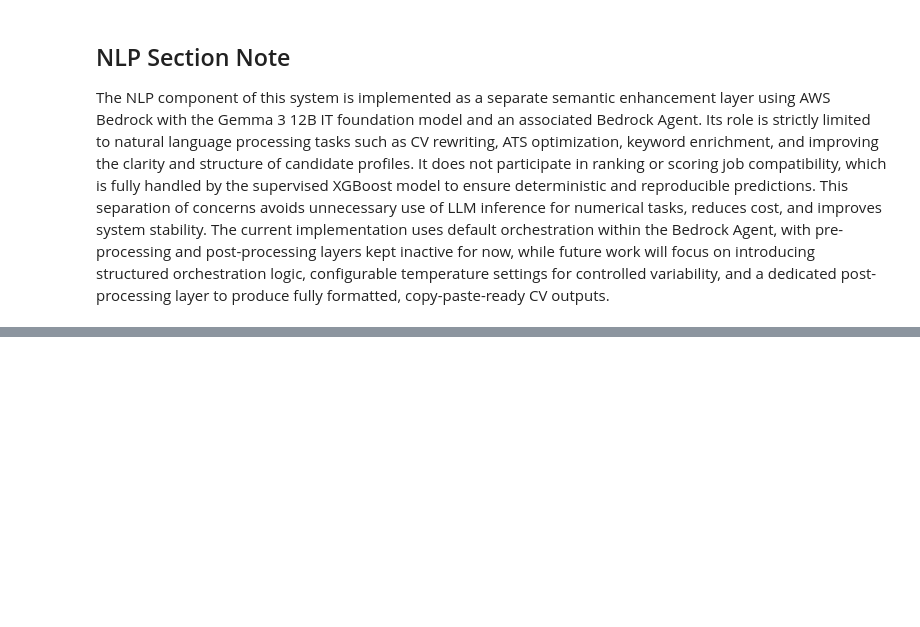
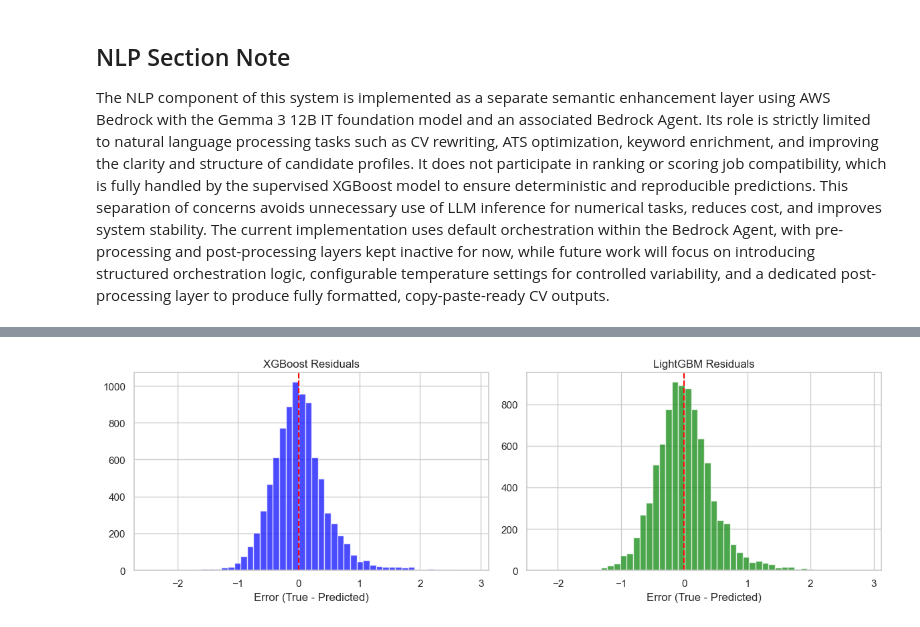
Before and after one commit to PosgradoMNA/TC5035.10-Equipo-60-EDA, a Jupyter notebook: src/main.ipynb, the cells around one changed output, grey strips where cells are left out. Drawn from its saved outputs; the diff is of its cells as text; code cells hidden in the pictures; blank space fills up the shorter version.

```diff
--- a/src/main.ipynb
+++ b/src/main.ipynb
@@ -1972,0 +2163,61 @@ The NLP component of this system is implemented as a separate semantic enhanceme
+# %%
+import matplotlib.pyplot as plt
+
+# Get predictions from top 2
+Xte = X_test
+y_pred_xgb = best_models['XGBoost'].predict(Xte)
+y_pred_lgbm = best_models['LightGBM'].predict(Xte)
+
+# --- Disaggregation by Score Range ---
+bins = [(0, 1), (1, 2), (2, 3), (3, 4), (4, 5)]
+bin_labels = ['0-1', '1-2', '2-3', '3-4', '4-5']
+
+print("=" * 65)
+print(f"{'Score Range':>11} | {'XGBoost MAE':>11} | {'LightGBM MAE':>12} | {'Winner':>8} | {'N':>5}")
+print("-" * 65)
+
+for (lo, hi), label in zip(bins, bin_labels):
+    mask = (y_test >= lo) & (y_test < hi)
+    if mask.sum() == 0:
+        continue
+    mae_xgb = mean_absolute_error(y_test[mask], y_pred_xgb[mask])
+    mae_lgbm = mean_absolute_error(y_test[mask], y_pred_lgbm[mask])
+    winner = "XGBoost" if mae_xgb <= mae_lgbm else "LightGBM"
+    print(f"{label:>11} | {mae_xgb:>11.4f} | {mae_lgbm:>12.4f} | {winner:>8} | {mask.sum():>5}")
+
+# --- Disaggregation by Qualifications ---
+# Reconstruct qualifications for test set
+test_indices = np.arange(len(df))[np.isin(np.arange(len(df)),
+    [i for i, x in enumerate(np.array_split(np.arange(len(df)), 1)) for i in x])]
+
+# Use df_enc qualifications mapped back
+qual_test = df.iloc[len(df) - len(y_test):]['Qualifications'].values
+
+print("\n" + "=" * 65)
+print(f"{'Qualification':>15} | {'XGBoost MAE':>11} | {'LightGBM MAE':>12} | {'Winner':>8} | {'N':>5}")
+print("-" * 65)
+
+for qual in df['Qualifications'].unique()[:8]:  # top 8 qualifications
+    mask = qual_test == qual
+    if mask.sum() < 10:
+        continue
+    mae_xgb = mean_absolute_error(y_test[mask], y_pred_xgb[mask])
+    mae_lgbm = mean_absolute_error(y_test[mask], y_pred_lgbm[mask])
+    winner = "XGBoost" if mae_xgb <= mae_lgbm else "LightGBM"
+    print(f"{qual:>15} | {mae_xgb:>11.4f} | {mae_lgbm:>12.4f} | {winner:>8} | {mask.sum():>5}")
+
+# --- Residual distribution plot ---
+fig, axes = plt.subplots(1, 2, figsize=(12, 4))
+axes[0].hist(y_test - y_pred_xgb, bins=50, alpha=0.7, color='blue')
+axes[0].set_title('XGBoost Residuals')
+axes[0].set_xlabel('Error (True - Predicted)')
+axes[0].axvline(0, color='red', linestyle='--')
+
+axes[1].hist(y_test - y_pred_lgbm, bins=50, alpha=0.7, color='green')
+axes[1].set_title('LightGBM Residuals')
+axes[1].set_xlabel('Error (True - Predicted)')
+axes[1].axvline(0, color='red', linestyle='--')
+
+plt.tight_layout()
+plt.show()
+# %% [output]
@@ -1972,0 +2244 @@ The NLP component of this system is implemented as a separate semantic enhanceme
+[figure, added]
```
Also changed, not shown: parts of 48 cells of this notebook, 1 other file.
